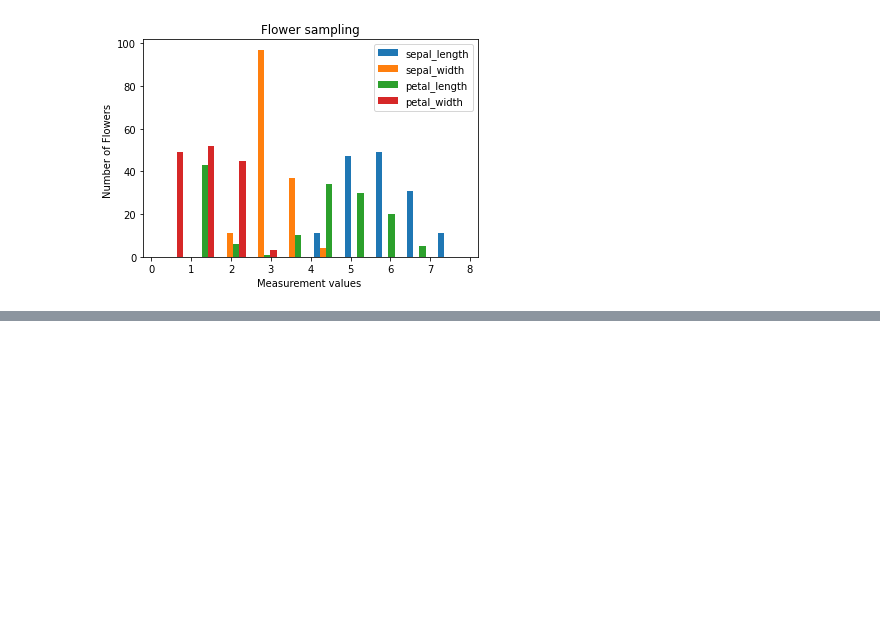
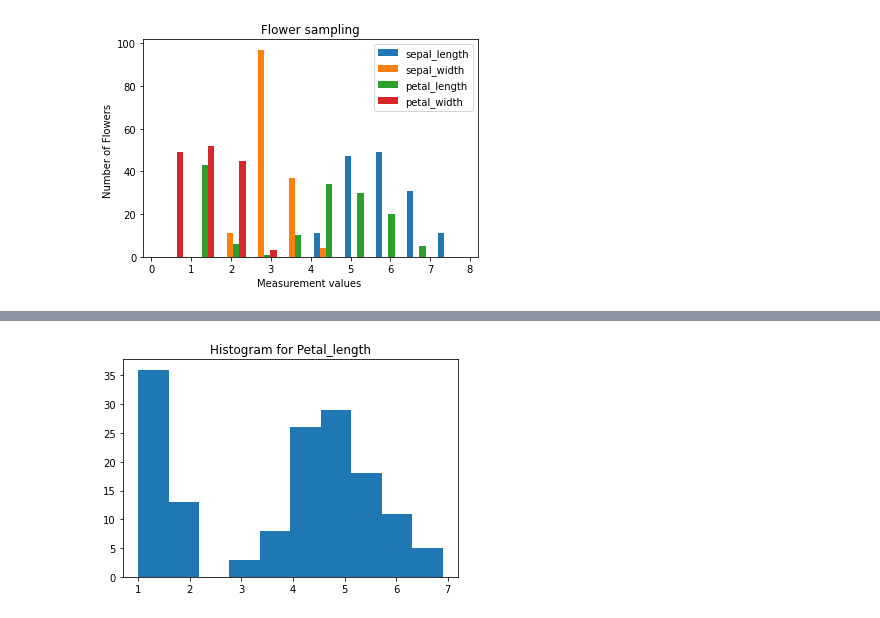
Before and after one commit to slimxy/CRAI-DataScience, a Jupyter notebook: Assignment1.ipynb, the cells around one changed output, grey strips where cells are left out. Saved outputs shown, nothing was run; the diff lists cells and outputs as text; code cells hidden in the pictures; blank space fills up the shorter version.

```diff
--- a/Assignment1.ipynb
+++ b/Assignment1.ipynb
@@ -95,0 +130,8 @@ plt.legend()
+# %%
+# 1a. Histogram for petal_length
+plt.hist(petal_length)
+plt.title("Histogram for Petal_length")
+
+plt.show()
+# %% [output]
+[figure, added]
```
Also changed, not shown: parts of 12 cells of this notebook, 5 other files.
